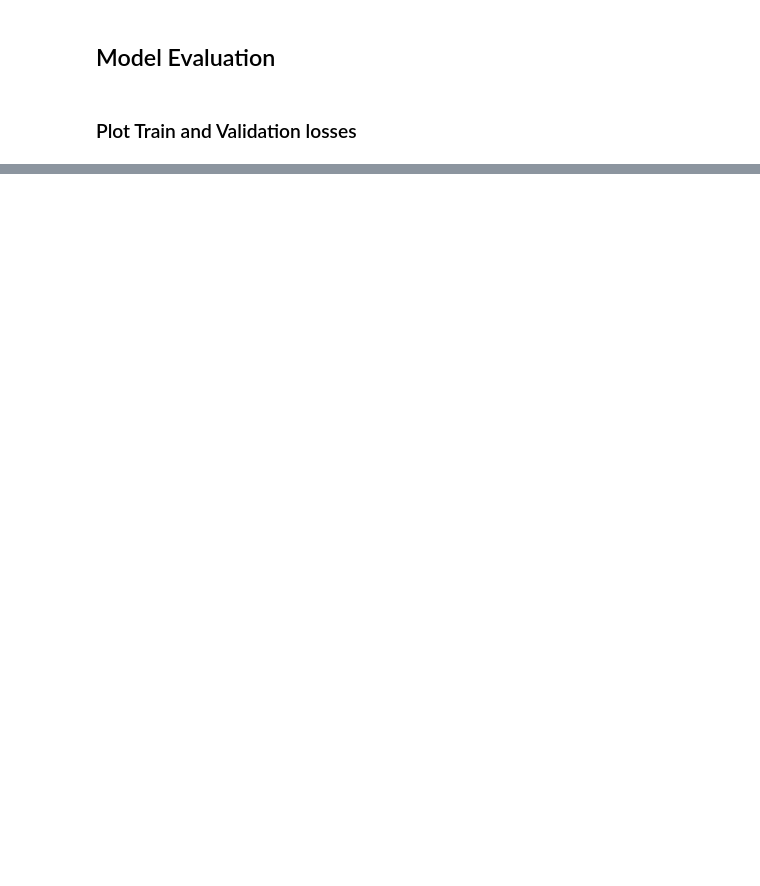
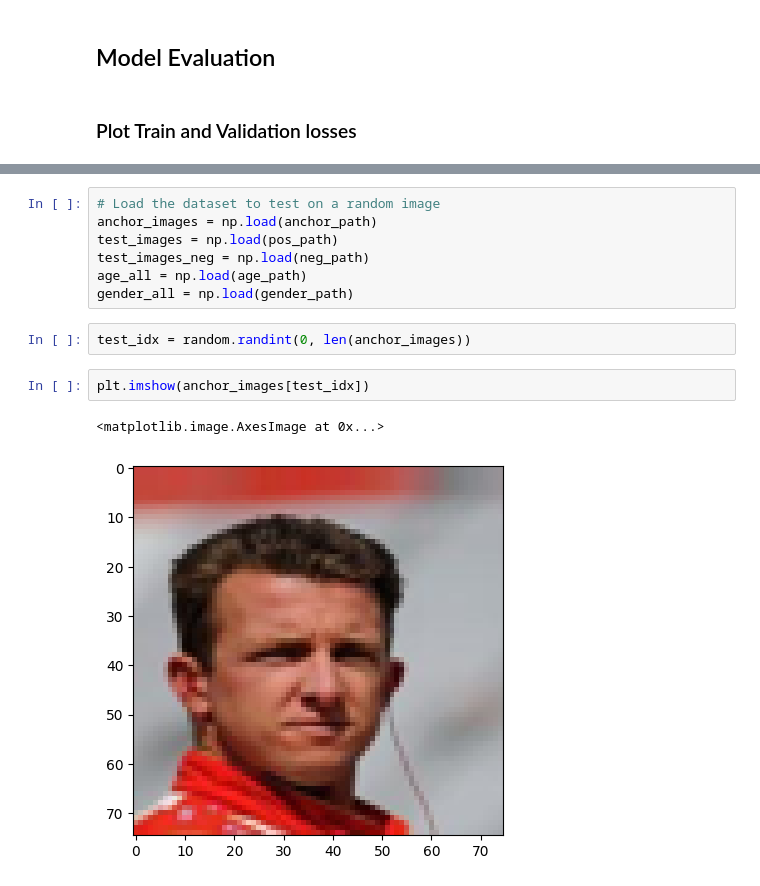
Before and after one commit to menna687/DEPI_FaceAnalytics, a Jupyter notebook: model_train.ipynb, the cells around one changed output, grey strips where cells are left out. Saved outputs shown, nothing was run; the diff lists cells and outputs as text; blank space fills up the shorter version.

```diff
--- a/model_train.ipynb
+++ b/model_train.ipynb
@@ -498,0 +521,14 @@ plot_metrics(total_train_loss, total_val_loss, "Loss", ylim=1.0)
+# %%
+# Load the dataset to test on a random image
+anchor_images = np.load(anchor_path)
+test_images = np.load(pos_path)
+test_images_neg = np.load(neg_path)
+age_all = np.load(age_path)
+gender_all = np.load(gender_path)
+# %%
+test_idx = random.randint(0, len(anchor_images))
+# %%
+plt.imshow(anchor_images[test_idx])
+# %% [output]
+<matplotlib.image.AxesImage at 0x...>
+[figure, added]
```
Also changed, not shown: parts of 27 cells of this notebook.
